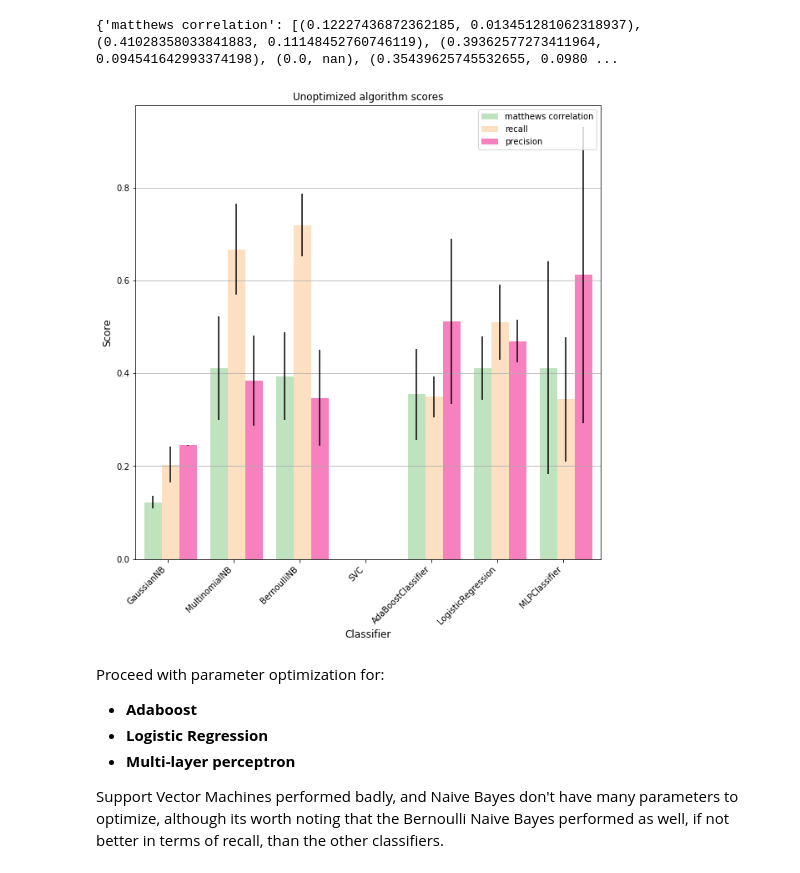
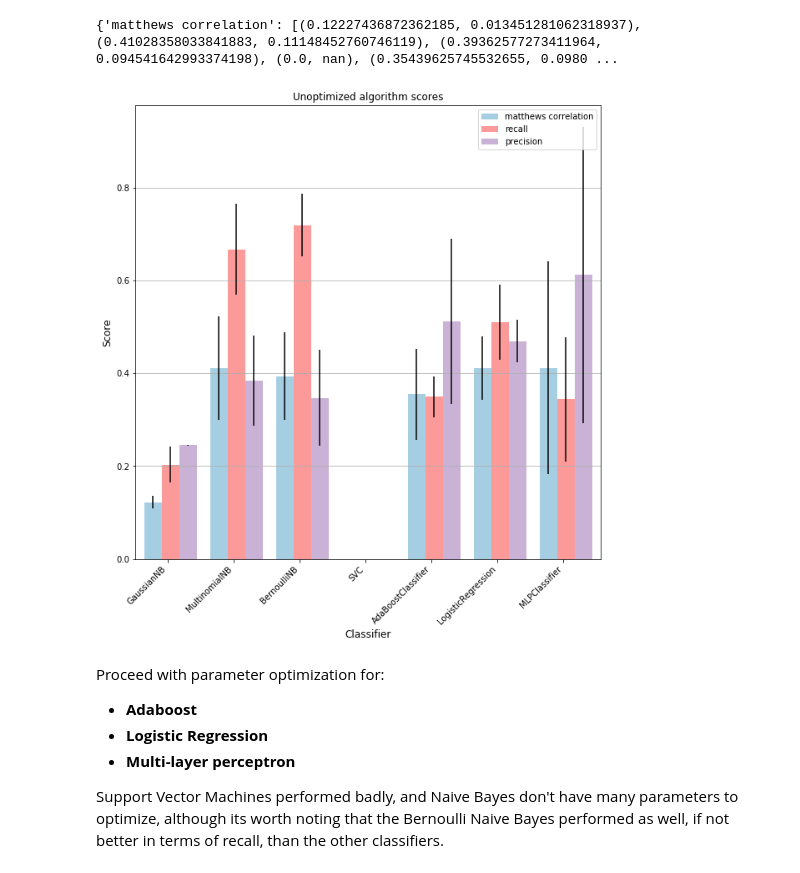
Before and after one commit to trnoriega/chemproject, a Jupyter notebook: 7_algorithm_comparison.ipynb, the cells around one changed output. Saved outputs shown, nothing was run; the diff lists cells and outputs as text; code cells hidden in the pictures.

Commit message:
Improved the learning curve image.

```diff
--- a/7_algorithm_comparison.ipynb
+++ b/7_algorithm_comparison.ipynb
@@ -191,36 +191,36 @@ num_groups = len(clfs)
 num_bars = len(score_types)
 
 pos = list(range(num_groups))
 width = 1/num_bars - 0.2/num_bars
 
 plt.close('all')
 fig, ax = plt.subplots(figsize=(10,10))
-cm = plt.get_cmap('rainbo')
+cm = plt.get_cmap('Paired')
 ax.set_prop_cycle(color=[cm(i/num_bars) for i in range(num_bars)])
 for i, score in enumerate(score_list):
     value = plot_dicto[score]
     means, stds = zip(*value)
     plt.bar([p + width*i for p in pos],
             means,
             width,
             yerr=stds,
-            alpha=0.5,
+#             alpha=0.5,
             label=score)
 
 ax.set_ylabel('Score', size=12)
 ax.set_xlabel('Classifier', size=12)
 ax.set_title('Unoptimized algorithm scores')
 ax.set_xticks([p + 0.45/2 for p in pos])
 ax.set_xticklabels(clfs, rotation=45, horizontalalignment='right')
 ax.yaxis.grid()
 plt.xlim(min(pos)-width, max(pos)+width*num_bars)
 
 plt.legend(loc='upper right')
 plt.show()
 
 fig.savefig('Images/2_unoptimized_comparison.png')
 # %% [output]
-[figure, old version]
+[figure, new version]
 # %% [markdown]
 Proceed with parameter optimization for:
 
```
Also changed, not shown: 2 other files.
